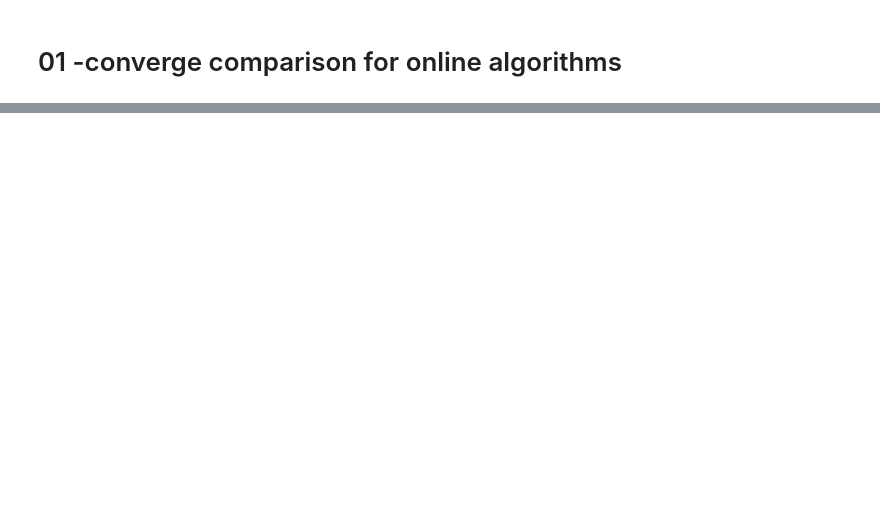
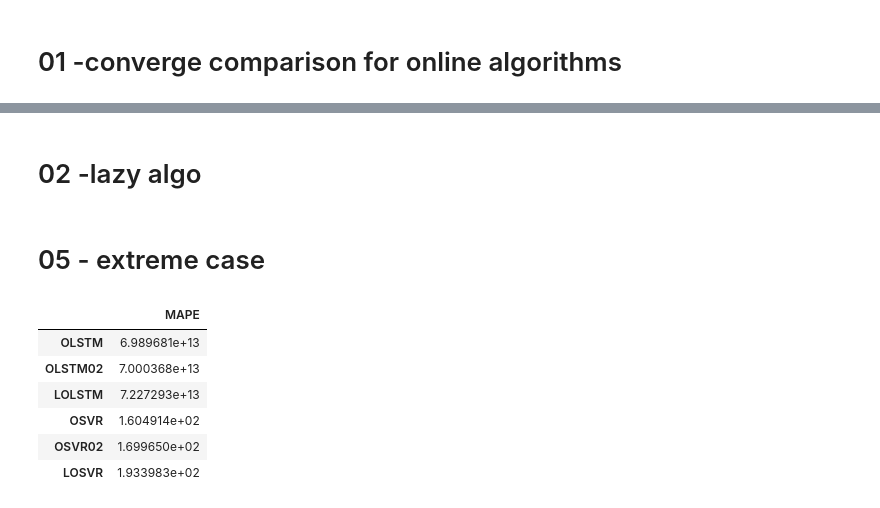
Before and after one commit to cicadaa/Incremental-learning-EL, a Jupyter notebook: src/results/results.ipynb, the cells around one changed output, grey strips where cells are left out. Cells and saved outputs as stored; diff of their text form; code cells hidden in the pictures; blank space fills up the shorter version.

Commit message:
added lazy experiment

```diff
--- a/src/results/results.ipynb
+++ b/src/results/results.ipynb
@@ -52,3 +59,4 @@ df3 = pd.read_csv('results-03_lolstm.csv')
 df4 = pd.read_csv('results-04_osvr.csv')
 df5 = pd.read_csv('results-05_osvr.csv')
 df6 = pd.read_csv('results-06_osvr.csv')
+dfs = [df1, df2, df3, df4, df5, df6]
@@ -108,3 +143,35 @@ fig.update_layout(
 fig.write_html("/Users/cicada/Documents/DTU_resource/Thesis/Incremental-learning-EL/src/results/results-"+'converge'+".html")
 
 fig.show()
+# %% [markdown]
+# 02 -lazy algo
+# %%
+#mape_periods table
+lazy_periods = {'During Convergence':['2019-01-02', '2019-02-01'],
+           'First Month After Convergence':['2019-02-01', '2019-03-01'],
+           	'First Half Year After Convergence':['2019-02-01', '2019-08-01'],
+            'First Year':['2019-02-01', '2019-12-31'],
+            'Second Year':['2020-01-01', '2020-10-01']
+            }
+lazy_mape_periods = {'During Convergence':[],
+           'First Month After Convergence':[],
+           	'First Half Year After Convergence':[],
+            'First Year':[],
+            'Second Year':[]
+            }
+index_lstm = ['results-03-lolstm','results-lazy02_lolstm', 'results-lazy03_lolstm', 'results-lazy04_lolstm', 'results-lazy05_lolstm']
+index_svr = ['results-06-losvr', 'results-lazy07_losvr', 'results-lazy08_losvr', 'results-lazy09_losvr', 'results-lazy10_losvr']
+
+lazy_lstm_dfs = []
+for i in index_lstm:
+    lazy_lstm_dfs.append(pd.read_csv())
+for p in lazy_periods.keys():
+    for d in dfs:
+        _mape = getMAPE(d, periods[p][0], periods[p][1])
+        mape_periods[p].append(_mape)
+
+
+df_mape_periods = pd.DataFrame(mape_periods,index=index)
+df_mape_periods.to_csv('results01-mape_periods.csv')
+# %% [markdown]
+# 05 - extreme case
@@ -110,0 +210,21 @@ fig.show()
+# %%
+index = ['OLSTM', 'OLSTM02', 'LOLSTM', 'OSVR', 'OSVR02', 'LOSVR']
+
+mape_extreme={'MAPE':[]}
+for d in dfs:
+    _mape = getMAPE(d,'2020-10-19','2020-10-23')
+    mape_extreme['MAPE'].append(_mape)
+
+
+df_mape_periods = pd.DataFrame(mape_extreme,index=index)
+df_mape_periods.to_csv('results05-mape_extreme.csv')
+# %%
+df_mape_periods
+# %% [output]
+|  | MAPE |
+| OLSTM | 6.989681e+13 |
+| OLSTM02 | 7.000368e+13 |
+| LOLSTM | 7.227293e+13 |
+| OSVR | 1.604914e+02 |
+| OSVR02 | 1.699650e+02 |
+| LOSVR | 1.933983e+02 |
```
Also changed, not shown: parts of 6 cells of this notebook, 4 other files.
